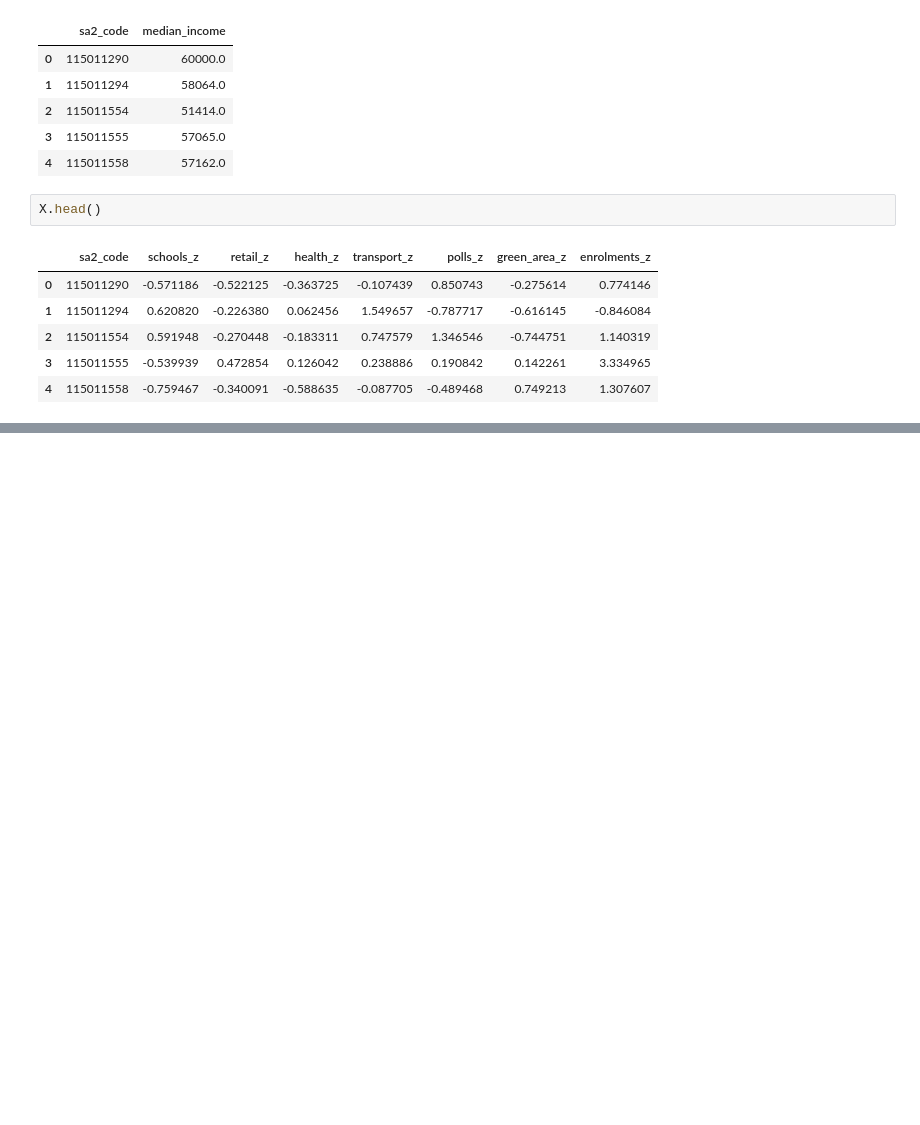
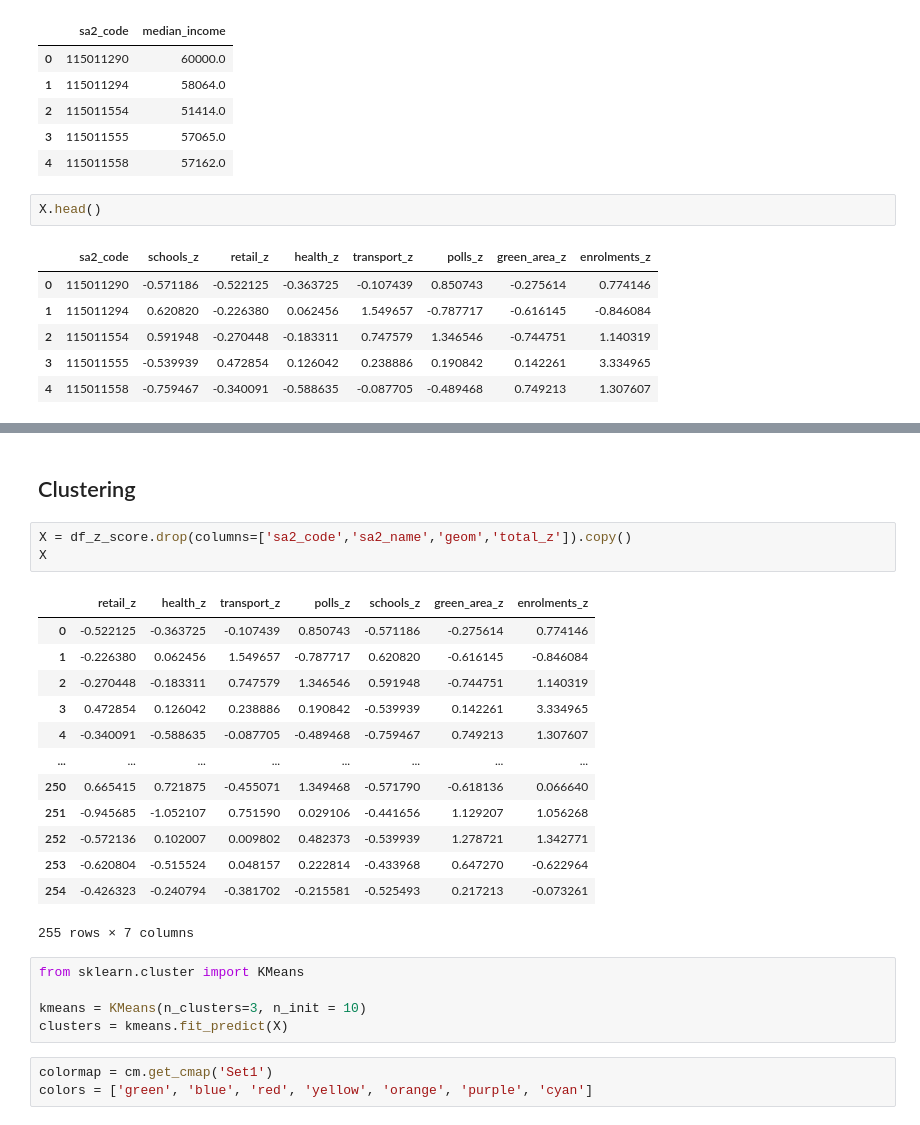
Before and after one commit to joshuahallam127/DATA2901_Assign, a Jupyter notebook: main.ipynb, the cells around one changed output, grey strips where cells are left out. Saved outputs shown, nothing was run; the diff lists cells and outputs as text; blank space fills up the shorter version.

```diff
--- a/main.ipynb
+++ b/main.ipynb
@@ -2396,0 +2438,27 @@ plt.show()
+# %% [markdown]
+## Clustering
+# %%
+X = df_z_score.drop(columns=['sa2_code','sa2_name','geom','total_z']).copy()
+X
+# %% [output]
+|  | retail_z | health_z | transport_z | polls_z | schools_z | green_area_z | enrolments_z |
+| 0 | -0.522125 | -0.363725 | -0.107439 | 0.850743 | -0.571186 | -0.275614 | 0.774146 |
+| 1 | -0.226380 | 0.062456 | 1.549657 | -0.787717 | 0.620820 | -0.616145 | -0.846084 |
+| 2 | -0.270448 | -0.183311 | 0.747579 | 1.346546 | 0.591948 | -0.744751 | 1.140319 |
+| 3 | 0.472854 | 0.126042 | 0.238886 | 0.190842 | -0.539939 | 0.142261 | 3.334965 |
+| 4 | -0.340091 | -0.588635 | -0.087705 | -0.489468 | -0.759467 | 0.749213 | 1.307607 |
+| ... | ... | ... | ... | ... | ... | ... | ... |
+| 250 | 0.665415 | 0.721875 | -0.455071 | 1.349468 | -0.571790 | -0.618136 | 0.066640 |
+| 251 | -0.945685 | -1.052107 | 0.751590 | 0.029106 | -0.441656 | 1.129207 | 1.056268 |
+| 252 | -0.572136 | 0.102007 | 0.009802 | 0.482373 | -0.539939 | 1.278721 | 1.342771 |
+| 253 | -0.620804 | -0.515524 | 0.048157 | 0.222814 | -0.433968 | 0.647270 | -0.622964 |
+| 254 | -0.426323 | -0.240794 | -0.381702 | -0.215581 | -0.525493 | 0.217213 | -0.073261 |
+255 rows × 7 columns
+# %%
+from sklearn.cluster import KMeans
+
+kmeans = KMeans(n_clusters=3, n_init = 10)
+clusters = kmeans.fit_predict(X)
+# %%
+colormap = cm.get_cmap('Set1')
+colors = ['green', 'blue', 'red', 'yellow', 'orange', 'purple', 'cyan']
```
Also changed, not shown: parts of 18 cells of this notebook.
